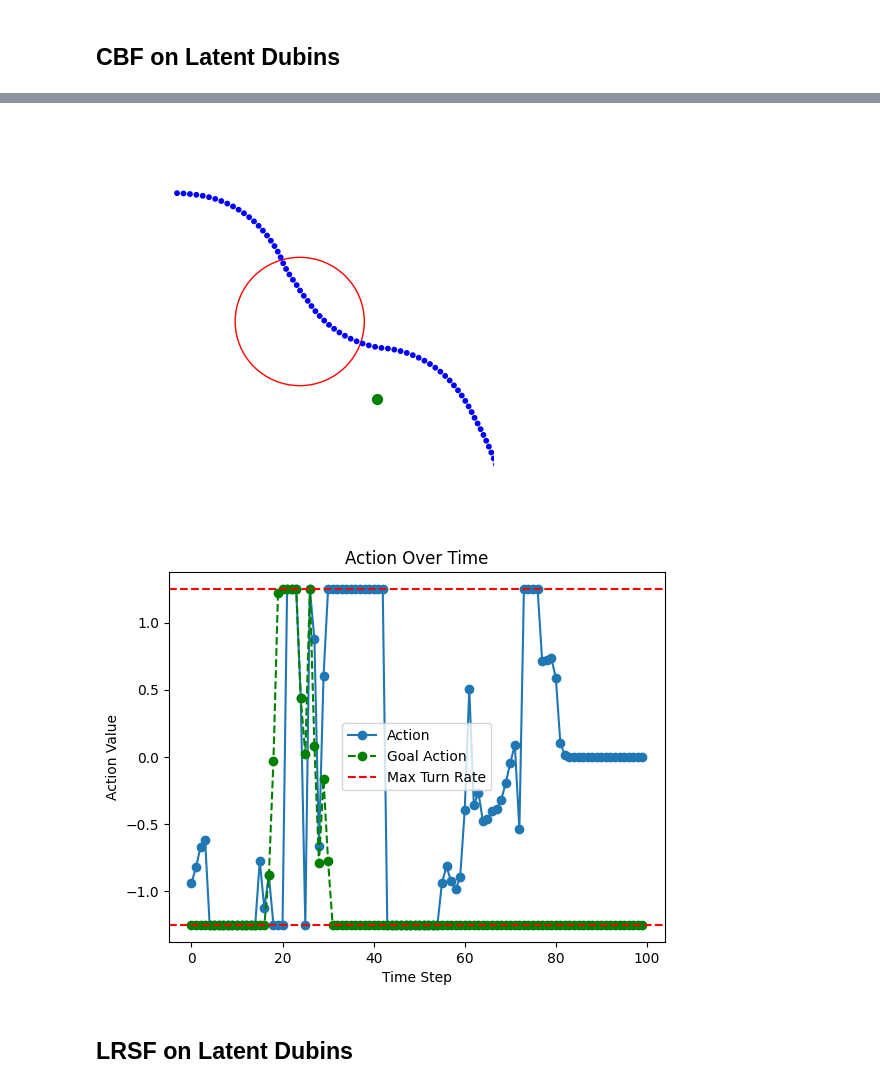
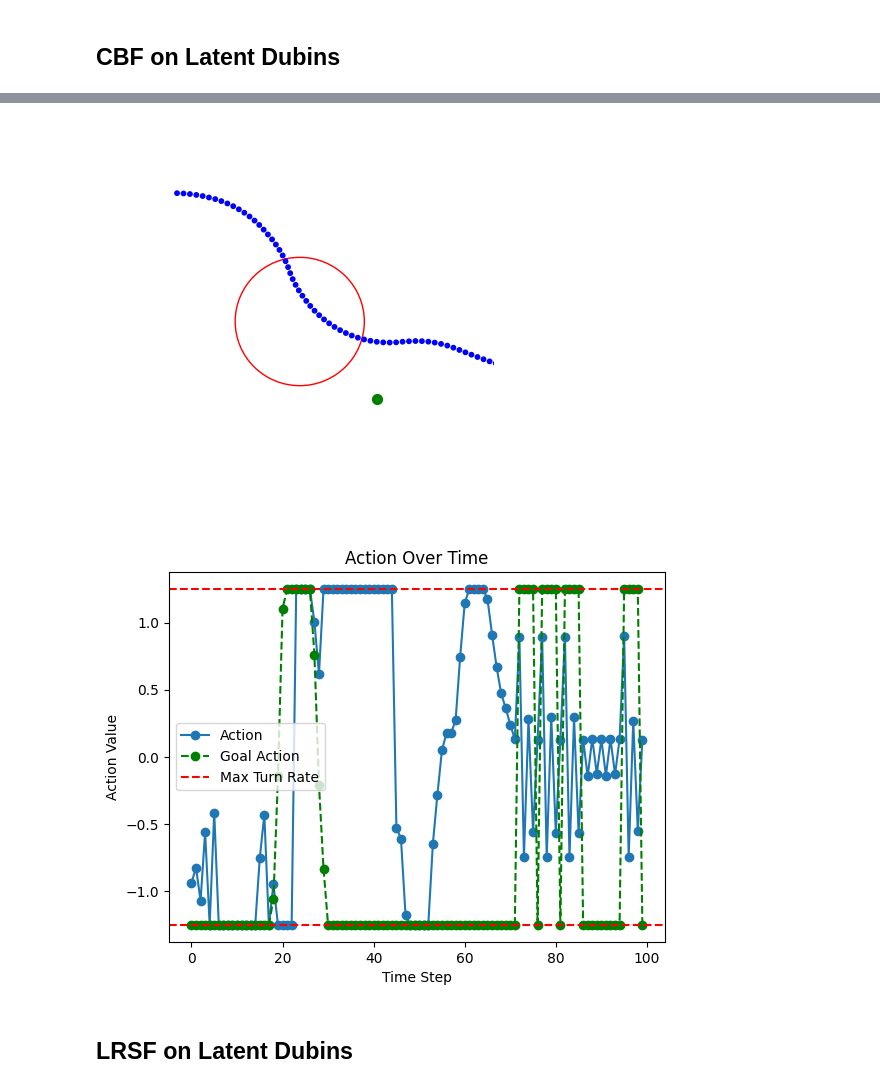
Before and after one commit to stevenwman/wm_cbf, a Jupyter notebook: policy_test.ipynb, the cells around one changed output, grey strips where cells are left out. Cells and saved outputs as stored; diff of their text form; code cells hidden in the pictures.

```diff
--- a/policy_test.ipynb
+++ b/policy_test.ipynb
@@ -63,36 +63,29 @@ goal_actions = []
 current_safe = []
 
 epsilon = 0.2
-gamma = 0.95
+gamma = 0.99
 simlen = 100
 u_min = -dubin_env.args.turnRate
 u_max = dubin_env.args.turnRate
-u_samples = 500
+u_samples = 100
 u_delta = (u_max - u_min) / u_samples
 u_range = np.arange(u_min, u_max + u_delta, u_delta)  # action range for Dubins car
 u_range = torch.tensor(u_range, dtype=torch.float32, device=brt.args.device).unsqueeze(-1)  # Convert to tensor
 
+to_np = lambda x: x.cpu().detach().numpy()
 # first step
 demo, priv_state = dubin_env.forward(0)
-safe_value, safe_action = brt.obs_to_brt(demo)
-
-to_np = lambda x: x.cpu().detach().numpy()
+feat = brt.data_to_feat(demo)
+Vz = brt.evaluate_V(to_np(feat))[0]
+Lz = brt.margin_fn(feat)[0][0][0]
+Vz = np.min([Vz, to_np(Lz)])
 
 for i in range(simlen):
     # get goal reference direction and action
     goal_dir, goal_act = dubin_env.goal_ref()
-    # single step look-ahead
     curr_safe = 1
 
-    # import pdb; pdb.set_trace()  # Debugging point to inspect values
-
-    feat = brt.data_to_feat(demo)
-    # Vz = brt.evaluate_V(to_np(feat))[0]
-    Vz = safe_value
-    Lz = brt.margin_fn(feat)[0][0][0]
-    Vz = np.min([Vz, to_np(Lz)])
     Qzs = brt.evaluate_Q(to_np(feat), u_range)
-
     cbf_cond = Qzs > gamma * Vz
     Qzs_valid_idx = np.where(cbf_cond)[0]
 
@@ -107,10 +100,11 @@ for i in range(simlen):
         print(f"Closest action index: {closest_action}, Value: {Qzs_valid[closest_action]}, Goal Action: {goal_act}")
         action = u_range[closest_action][0].detach().cpu().numpy()
 
-    # import pdb; pdb.set_trace()  # Debugging point to inspect values
-
     demo, priv_state = dubin_env.forward(action)
-    safe_value, _ = brt.obs_to_brt(demo) # actual safe value after taking the action
+    feat = brt.data_to_feat(demo, action=action)
+    Vz = brt.evaluate_V(to_np(feat))[0]
+    Lz = brt.margin_fn(feat)[0][0][0]
+    safe_value = Vz = np.min([Vz, to_np(Lz)])
     dubin_env.curr_state = priv_state  # Update the current state in the environment
 
     priv_states.append(priv_state)
@@ -181,5 +171,5 @@ Step 100: Pstate: [ 2.4  -2.31 -0.85], Goal: 2.38, Action: -0.0, Dist: 2.48, Saf
-[figure, old version]
+[figure, new version]
-[figure, old version]
+[figure, new version]
 # %% [markdown]
 ## LRSF on Latent Dubins
 # %%
```
Also changed, not shown: parts of 2 cells of this notebook, 1 other file.
